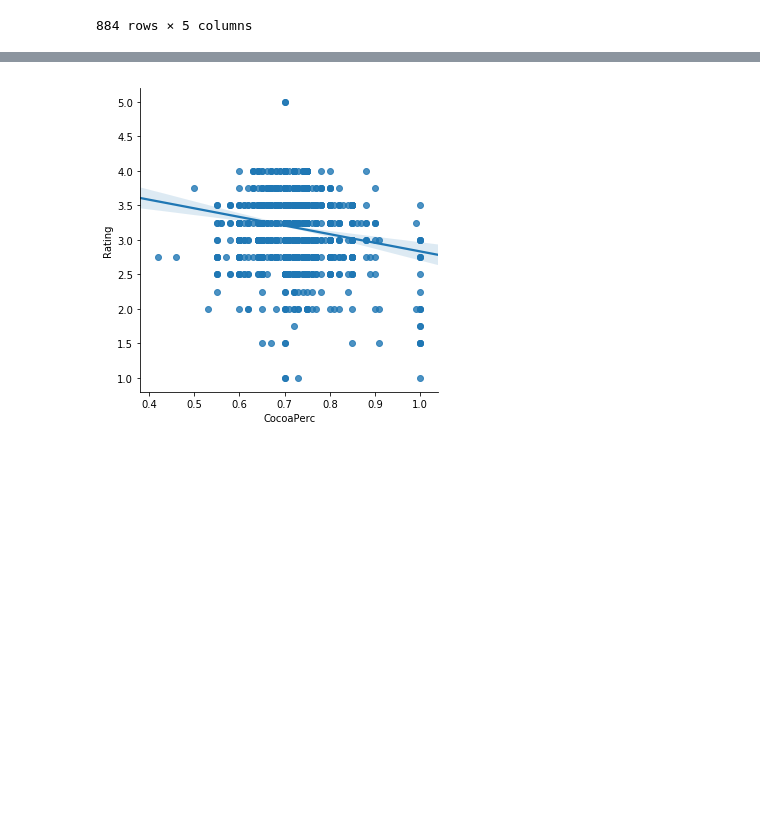
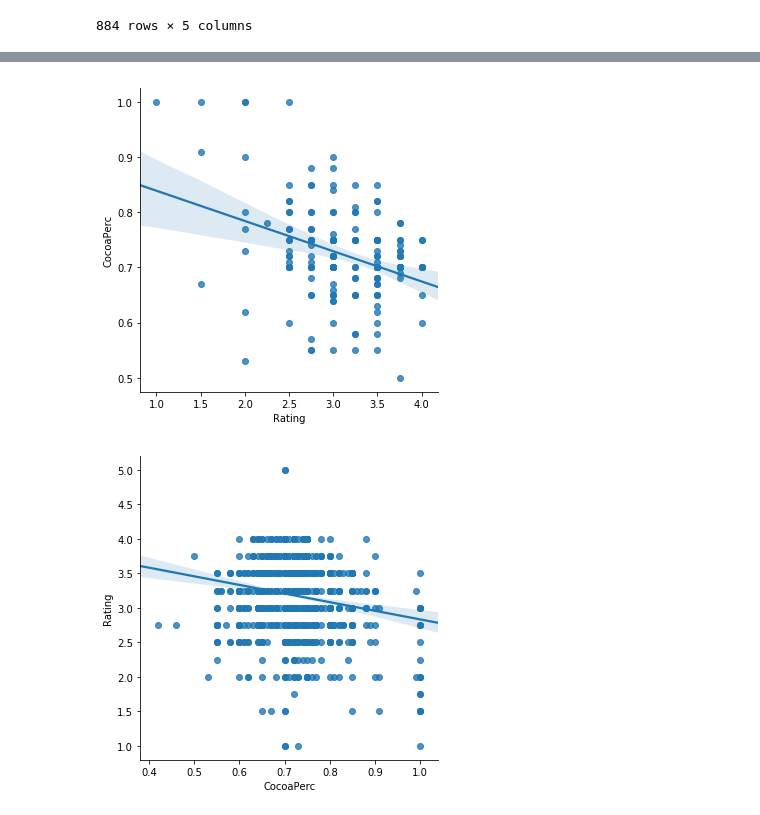
Before and after one commit to MissManaphy/HW3-Final-Project, a Jupyter notebook: FinalProjectCacao.ipynb, the cells around one changed output, grey strips where cells are left out. Saved outputs shown, nothing was run; the diff lists cells and outputs as text; code cells hidden in the pictures; blank space fills up the shorter version.

```diff
--- a/FinalProjectCacao.ipynb
+++ b/FinalProjectCacao.ipynb
@@ -202,0 +253,5 @@ with_both
+# %%
+#grabs all the bars that have the forastero bean in their mix
+mask3 = np.array(['forastero' in x.lower() for x in uniqueBean])
+all_Fora = uniqueBean[mask3]
+all_Fora
@@ -202,0 +297,4 @@ with_both
+# %%
+#filter data to get selected beans
+foraFilter = with_bt[with_bt.BeanType.isin(all_Fora)]
+foraFilter.head()
@@ -203,3 +308,8 @@ with_both
+# %%
+#plot the cocoa percentage vs rating in scatter plot
+fig3 = sns.lmplot(x= 'Rating', y = 'CocoaPerc', data = foraFilter)
+# %% [output]
+[figure, added]
 # %%
 fig = sns.lmplot(x= 'CocoaPerc', y = 'Rating', data = cacao)
 # %% [output]
```
Also changed, not shown: parts of 11 cells of this notebook.
